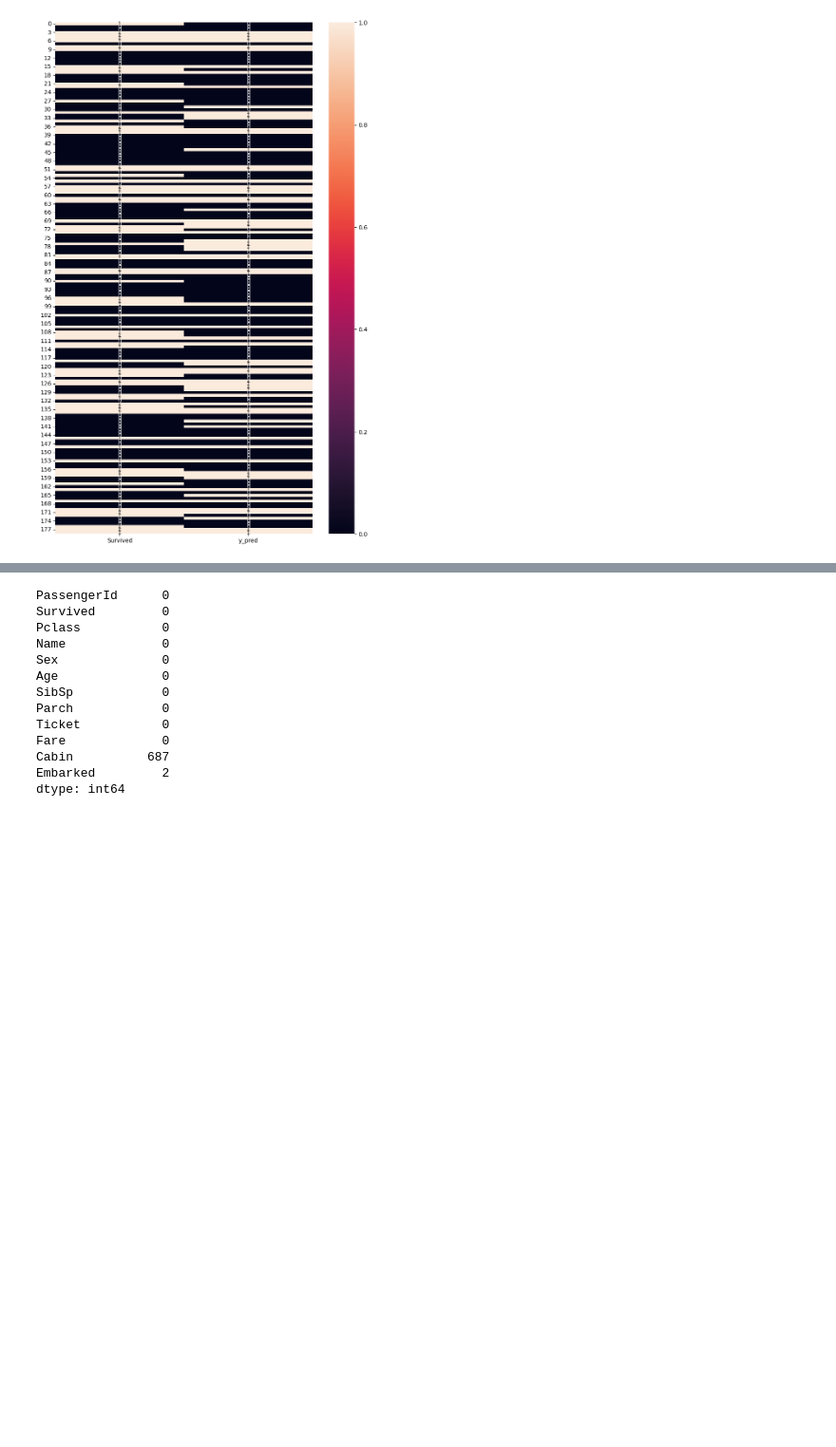
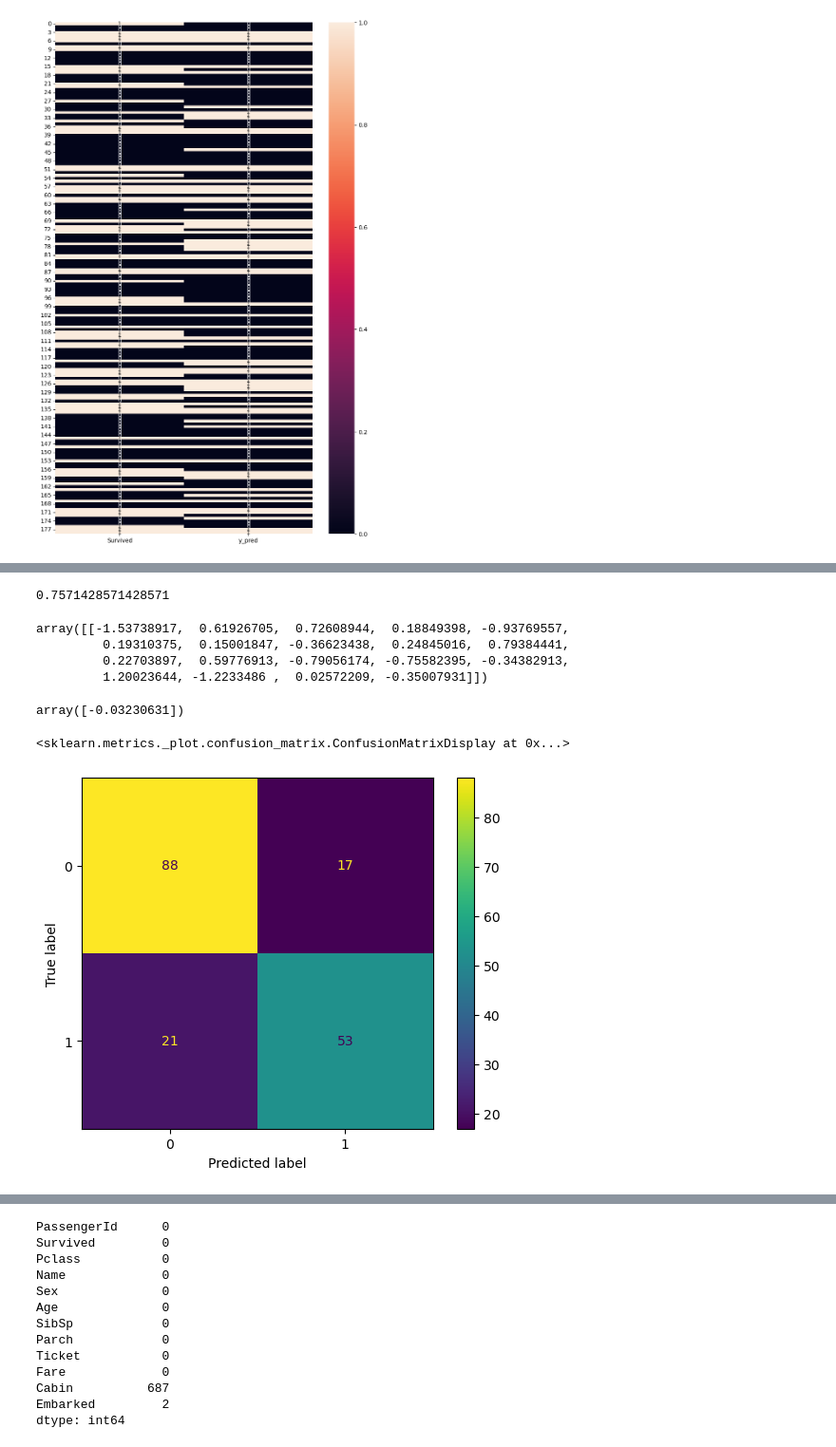
Before and after one commit to AyBa48/my_test_project, a Jupyter notebook: classification_machine.ipynb, the cells around one changed output, grey strips where cells are left out. Shown at 95% size. Drawn from its saved outputs; the diff is of its cells as text; code cells hidden in the pictures; blank space fills up the shorter version.

Commit message:
Decision Tree_Logistic Regression

```diff
--- a/classification_machine.ipynb
+++ b/classification_machine.ipynb
@@ -362,0 +442,5 @@ proba.shape, y_pred.shape
+# %%
+#call the Logistic_regeression on transform data
+mod = LogisticRegression(max_iter=400)
+# %%
+mod.fit(X_train_trans, y_train)
@@ -362,0 +458,28 @@ proba.shape, y_pred.shape
+# %%
+#Precision
+metrics.precision_score(y_test, y_pred)
+# %% [output]
+0.7571428571428571
+# %%
+cm = metrics.confusion_matrix(y_test, y_pred)
+# %%
+#model coefficient
+mod.coef_
+# %% [output]
+array([[-1.53738917,  0.61926705,  0.72608944,  0.18849398, -0.93769557,
+         0.19310375,  0.15001847, -0.36623438,  0.24845016,  0.79384441,
+         0.22703897,  0.59776913, -0.79056174, -0.75582395, -0.34382913,
+         1.20023644, -1.2233486 ,  0.02572209, -0.35007931]])
+# %%
+#model intercept
+mod.intercept_
+# %% [output]
+array([-0.03230631])
+# %%
+cm_disp = metrics.ConfusionMatrixDisplay(confusion_matrix=cm,
+                                         display_labels=mod.classes_)
+# %%
+cm_disp.plot()
+# %% [output]
+<sklearn.metrics._plot.confusion_matrix.ConfusionMatrixDisplay at 0x...>
+[figure, added]
```
Also changed, not shown: parts of 48 cells of this notebook.
